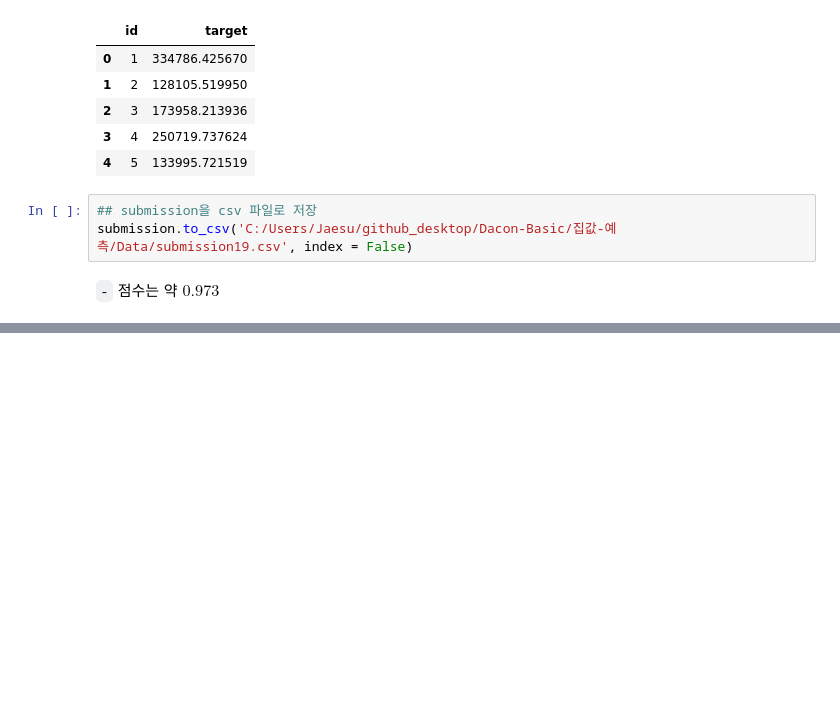
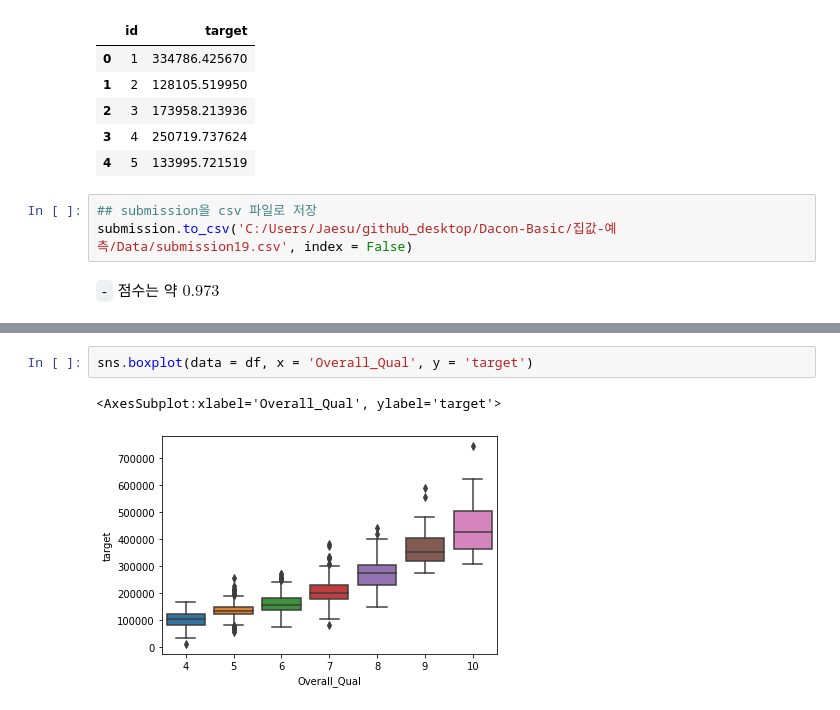
Before and after one commit to Jaesu26/Dacon-Basic, a Jupyter notebook: 집값-예측/집값-모델링/2022-01-26-집값-부스팅.ipynb, the cells around one changed output, grey strips where cells are left out. Saved outputs shown, nothing was run; the diff lists cells and outputs as text; blank space fills up the shorter version.

```diff
--- a/집값-예측/집값-모델링/2022-01-26-집값-부스팅.ipynb
+++ b/집값-예측/집값-모델링/2022-01-26-집값-부스팅.ipynb
@@ -1607,0 +1769,5 @@ submission.to_csv('C:/Users/Jaesu/github_desktop/Dacon-Basic/집값-예측/Data/
+# %%
+sns.boxplot(data = df, x = 'Overall_Qual', y = 'target')
+# %% [output]
+<AxesSubplot:xlabel='Overall_Qual', ylabel='target'>
+[figure, added]
```
Also changed, not shown: parts of 116 cells of this notebook.
